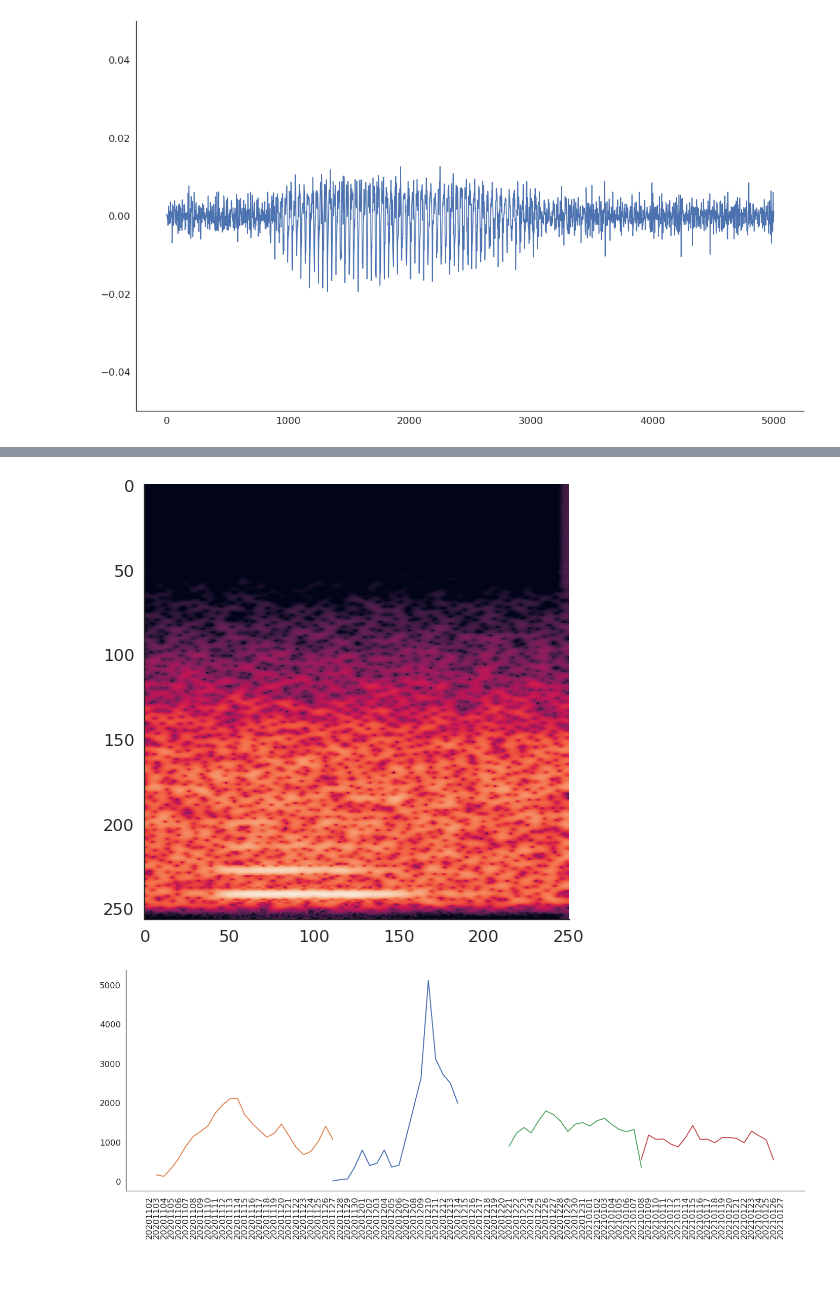
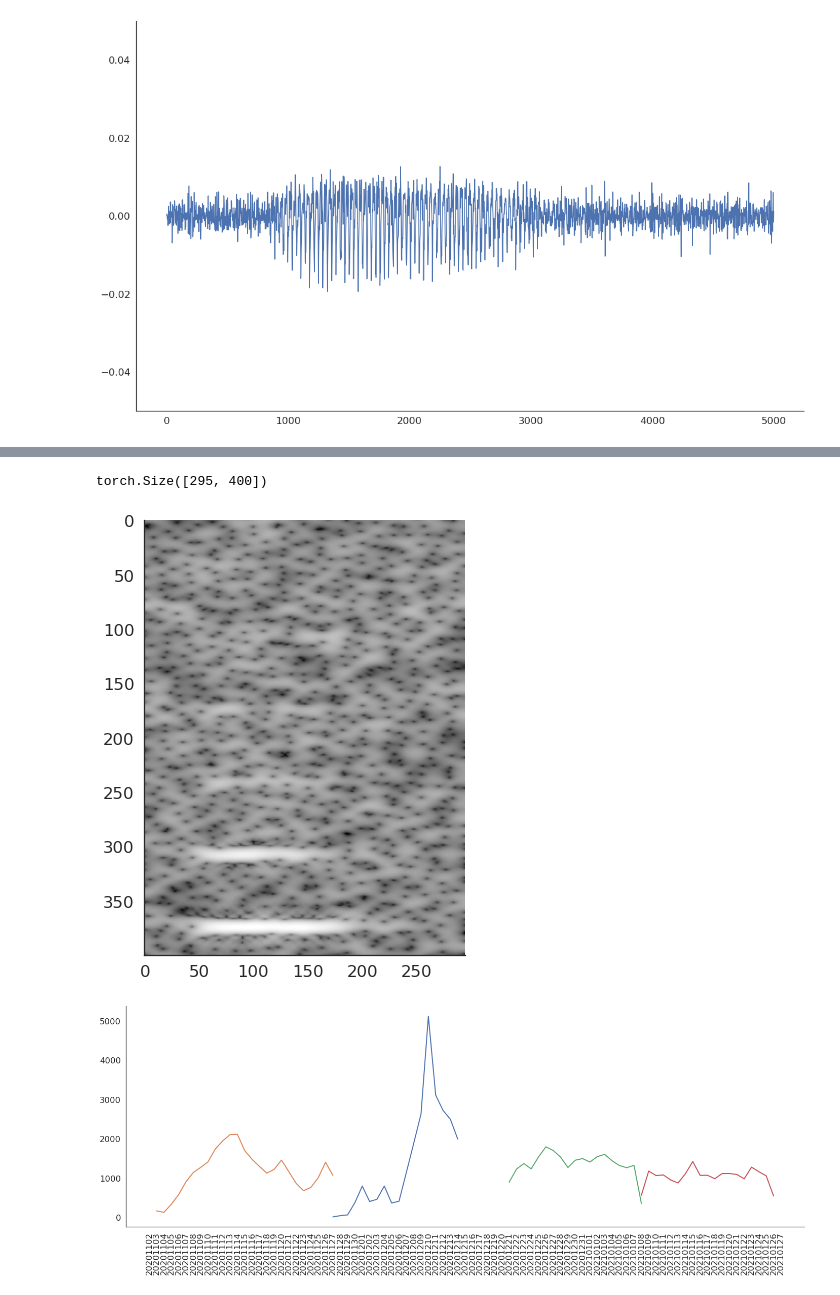
Before and after one commit to kalfasyan/wbai, a Jupyter notebook: Experiment-notebooks/100_Figures.ipynb, the cells around one changed output, grey strips where cells are left out. Saved outputs shown, nothing was run; the diff lists cells and outputs as text; code cells hidden in the pictures.

Commit message:
paper updates

```diff
--- a/Experiment-notebooks/100_Figures.ipynb
+++ b/Experiment-notebooks/100_Figures.ipynb
@@ -116,14 +119,18 @@ dsuz1.stfts[14]
  '/home/kalfasyan/data/wingbeats/Suzukii_RL/Y/D_20_12_28_11_52_41/F201228_122440_230_G_050_T_21.1_H_16.9.wav',
  14,
  8000)
+# %%
+spec.shape
+# %% [output]
+torch.Size([295, 400])
 # %%
 spec = torch.flipud(dsuz1.stfts[14][0][0])
 plt.figure(figsize=(14,8))
-plt.imshow(spec);
+plt.imshow(spec, cmap="gray");
 # plt.title(spec.shape);
-plt.savefig("/home/kalfasyan/Dropbox/kuleuven/paper2_figures/stft.eps", format='eps', bbox_inches='tight');
+# plt.savefig("/home/kalfasyan/Dropbox/kuleuven/paper2_figures/stft.eps", format='eps', bbox_inches='tight');
 # %% [output]
-[figure, old version]
+[figure, new version]
 # %%
 from utils import get_datestr_range
 
```
Also changed, not shown: parts of 6 cells of this notebook, 4 other files.
